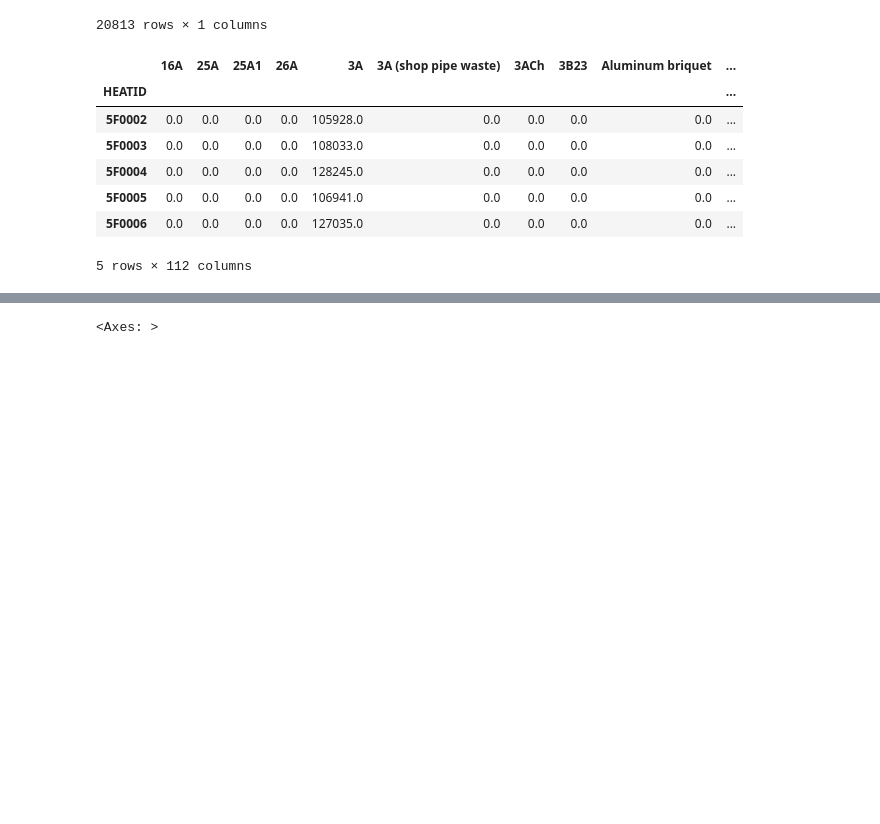
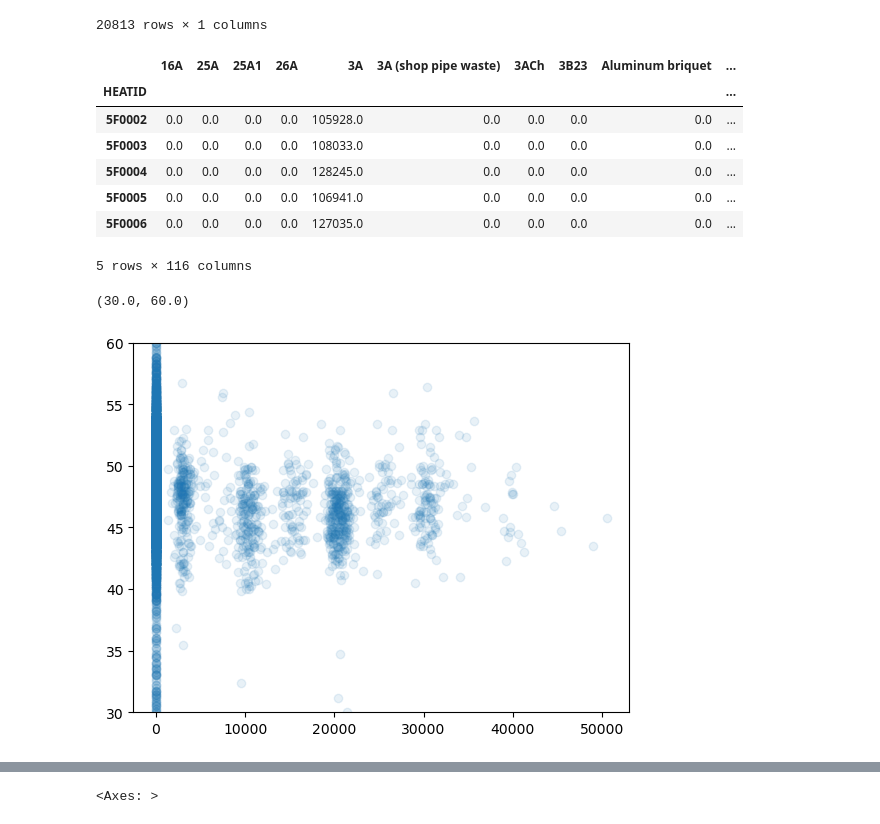
Before and after one commit to Jilai01/CHE1147-Team-8, a Jupyter notebook: EAF_energy_model.ipynb, the cells around one changed output, grey strips where cells are left out. Cells and saved outputs as stored; diff of their text form; code cells hidden in the pictures; blank space fills up the shorter version.

```diff
--- a/EAF_energy_model.ipynb
+++ b/EAF_energy_model.ipynb
@@ -381,6 +463,9 @@ df_design = df_basket_charged_heats.join(
     df_added_mats_heats,
     on='HEATID',
     rsuffix=' Added'
+).join(
+    df_basket_timing,
+    on='HEATID'
 ).join(
     df_steel_chem.drop(columns=['POSITIONROW', 'DATETIME']),    # Drop redundane rows (no data in POSITIONROW, and we will get DATETIME elsewhere)
     on='HEATID'
@@ -407,4 +492,18 @@ df_design.head()    # This is the full design matrix. The final column 'MW' is t
 | 5F0004 | 0.0 | 0.0 | 0.0 | 0.0 | 128245.0 | 0.0 | 0.0 | 0.0 | 0.0 | ... |
 | 5F0005 | 0.0 | 0.0 | 0.0 | 0.0 | 106941.0 | 0.0 | 0.0 | 0.0 | 0.0 | ... |
 | 5F0006 | 0.0 | 0.0 | 0.0 | 0.0 | 127035.0 | 0.0 | 0.0 | 0.0 | 0.0 | ... |
-5 rows × 112 columns
+5 rows × 116 columns
+# %%
+fig, ax = plt.subplots()
+
+ax.scatter(
+    df_design['Steelmaking iron'],
+    df_design['MW'],
+    alpha=0.1
+)
+
+# ax.set_xlim(0, 0.2)
+ax.set_ylim([30, 60])
+# %% [output]
+(30.0, 60.0)
+[figure, added]
```
Also changed, not shown: parts of 11 cells of this notebook.
